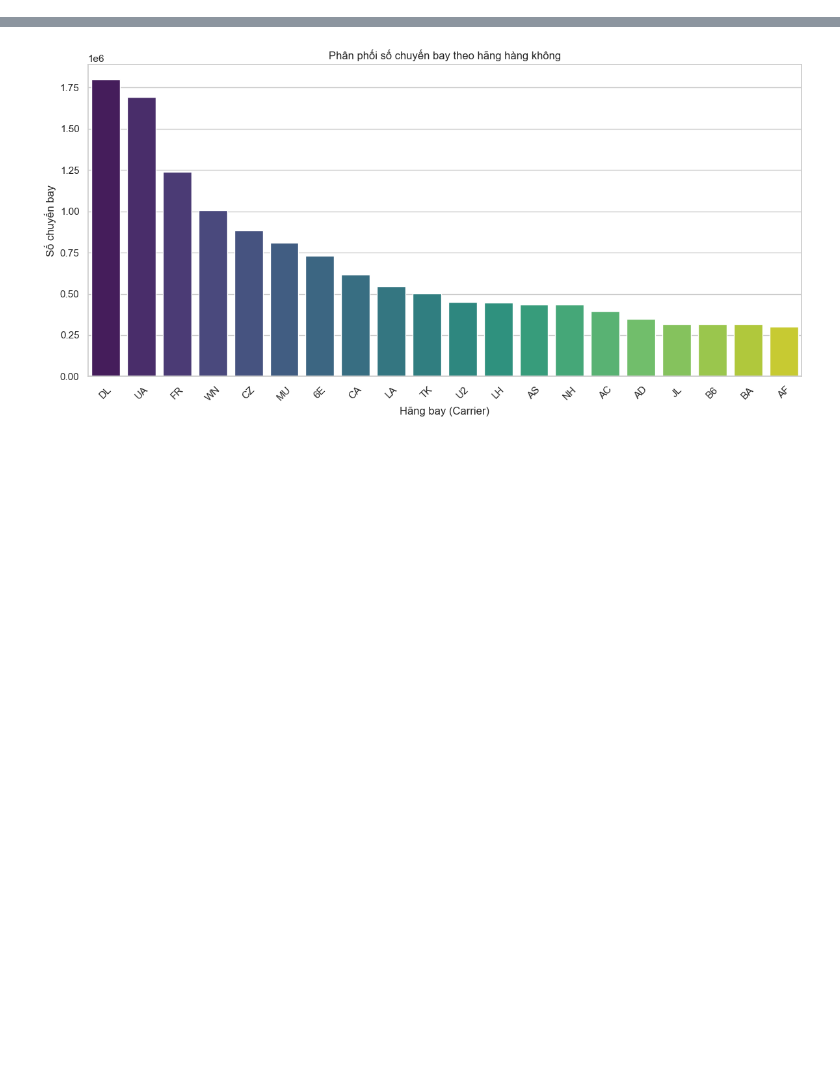
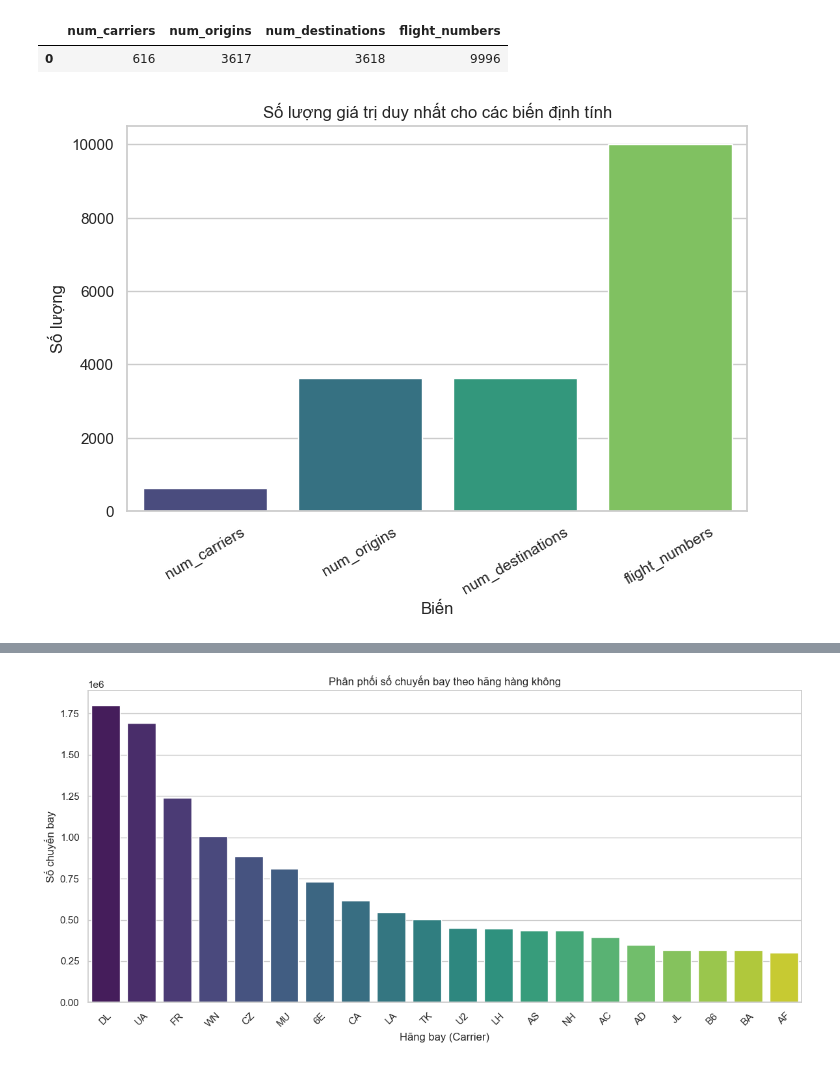
Before and after one commit to nmkhan9/dll, a Jupyter notebook: visualization_data.ipynb, the cells around one changed output, grey strips where cells are left out. Cells and saved outputs as stored; diff of their text form; code cells hidden in the pictures; blank space fills up the shorter version.

Commit message:
add visualizations

```diff
--- a/visualization_data.ipynb
+++ b/visualization_data.ipynb
@@ -13,3 +13,35 @@ sns.set_theme(style="whitegrid")
 load_dotenv()
 key = os.getenv("linkfile")
 client = bigquery.Client.from_service_account_json(key)
+# %%
+query = """
+SELECT
+    COUNT(DISTINCT carrier) AS num_carriers,
+    COUNT(DISTINCT origin) AS num_origins,
+    COUNT(DISTINCT destination) AS num_destinations,
+    COUNT(DISTINCT flight_number) AS flight_numbers,
+FROM `bigquery-public-data.travel_impact_model.flights_impact_data`
+
+"""
+df_1= client.query(query).to_dataframe()
+df_1
+# %% [output]
+|  | num_carriers | num_origins | num_destinations | flight_numbers |
+| 0 | 616 | 3617 | 3618 | 9996 |
+# %%
+import matplotlib.pyplot as plt
+import seaborn as sns
+
+# Chuyển dữ liệu df_ từ một dòng thành dạng "tên biến - giá trị"
+data = df_1.melt(var_name='Variable', value_name='Count')
+
+plt.figure(figsize=(8,5))
+sns.barplot(x='Variable', y='Count', data=data, palette='viridis')
+
+plt.title("Số lượng giá trị duy nhất cho các biến định tính")
+plt.ylabel("Số lượng")
+plt.xlabel("Biến")
+plt.xticks(rotation=30)
+plt.show()
+# %% [output]
+[figure, added]
```
Also changed, not shown: parts of 2 cells of this notebook, 1 other file.
